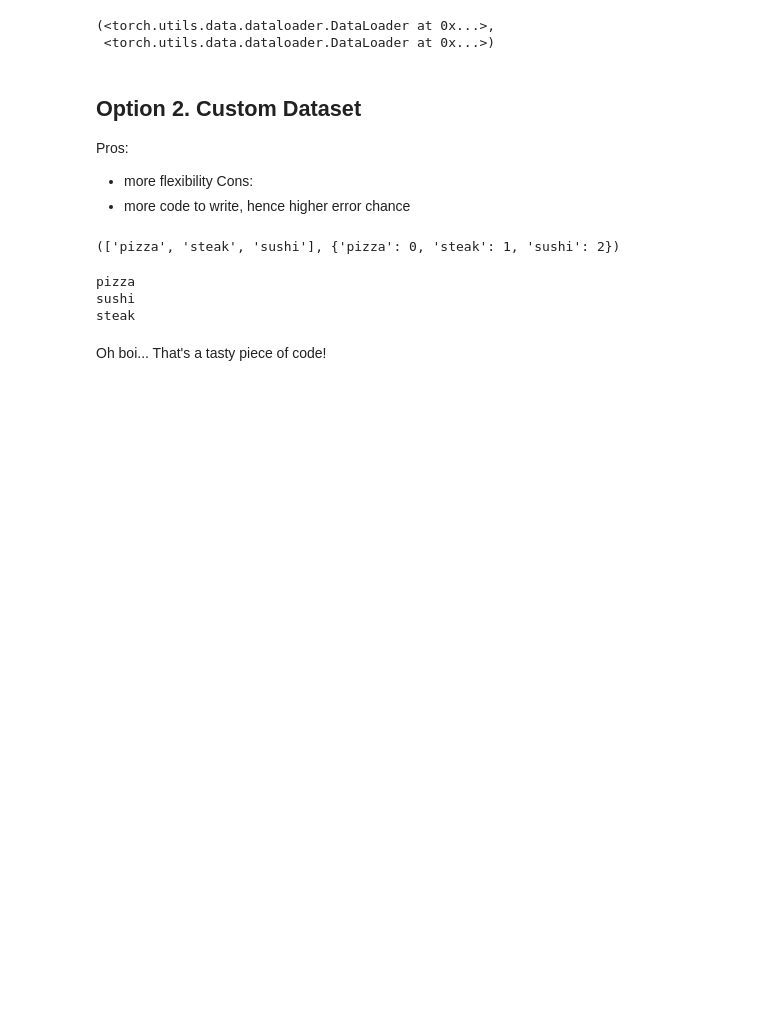
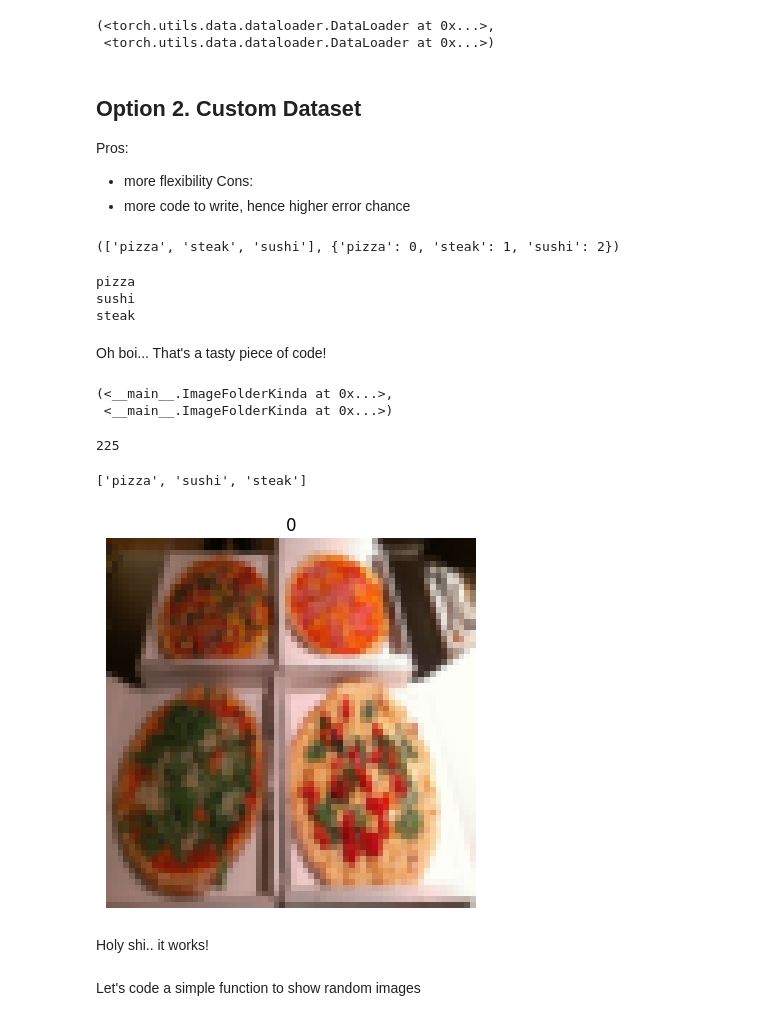
Before and after one commit to Cheslaff/KurwAI-archive, a Jupyter notebook: PyTorch/Study/custom_datasets.ipynb, the cells around one changed output. Cells and saved outputs as stored; diff of their text form; code cells hidden in the pictures; blank space fills up the shorter version.

```diff
--- a/PyTorch/Study/custom_datasets.ipynb
+++ b/PyTorch/Study/custom_datasets.ipynb
@@ -207,7 +207,3 @@ def classes(path):
   return classes, class_dict
 # %% [markdown]
 Oh boi... That's a tasty piece of code!
-# %%
-class ImageFolderKinda(torch.utils.data.Dataset):
-  def __init__(self, root_dir, transform=None):
-    self.paths = list(pathlib.Path())
@@ -213,0 +233,42 @@ class ImageFolderKinda(torch.utils.data.Dataset):
+# %%
+# Augment train data
+train_transforms = transforms.Compose([
+    transforms.Resize((64, 64)),
+    transforms.RandomHorizontalFlip(p=0.5),
+    transforms.ToTensor()
+])
+
+# Don't augment test data, only reshape
+test_transforms = transforms.Compose([
+    transforms.Resize((64, 64)),
+    transforms.ToTensor()
+])
+# %%
+train_data_custom = ImageFolderKinda(root_dir=train_dir,
+                                      transform=train_transforms)
+test_data_custom = ImageFolderKinda(root_dir=test_dir,
+                                     transform=test_transforms)
+train_data_custom, test_data_custom
+# %% [output]
+(<__main__.ImageFolderKinda at 0x...>,
+ <__main__.ImageFolderKinda at 0x...>)
+# %%
+len(train_data_custom)
+# %% [output]
+225
+# %%
+train_data_custom.classes
+# %% [output]
+['pizza', 'sushi', 'steak']
+# %%
+img, class_idx = train_data_custom[4]
+# %%
+plt.title(class_idx)
+plt.axis("off")
+plt.imshow(img.permute(1, 2, 0));
+# %% [output]
+[figure, added]
+# %% [markdown]
+Holy shi.. it works!
+# %% [markdown]
+Let's code a simple function to show random images
```
Also changed, not shown: parts of 6 cells of this notebook.
